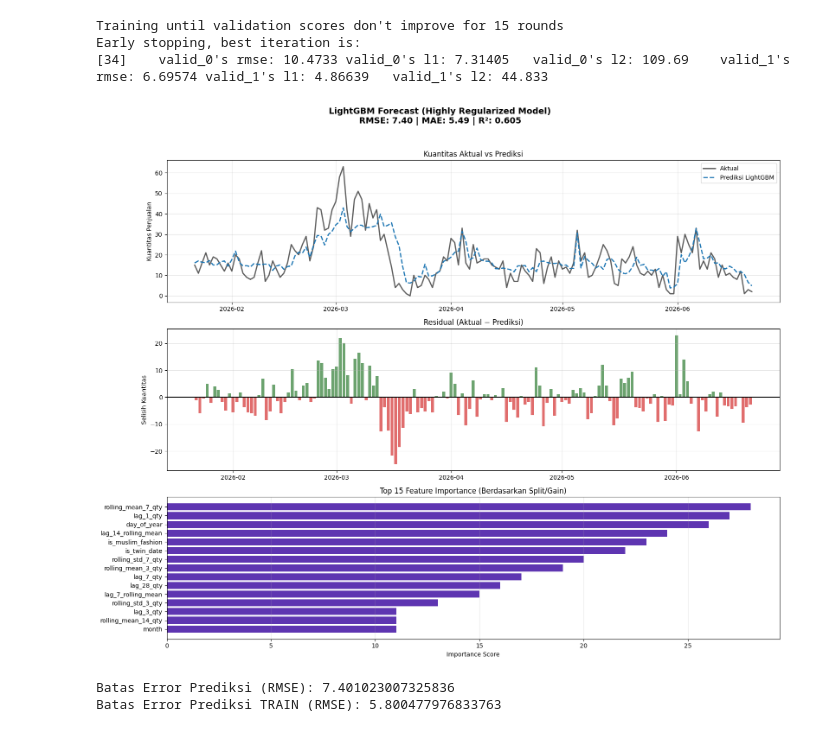
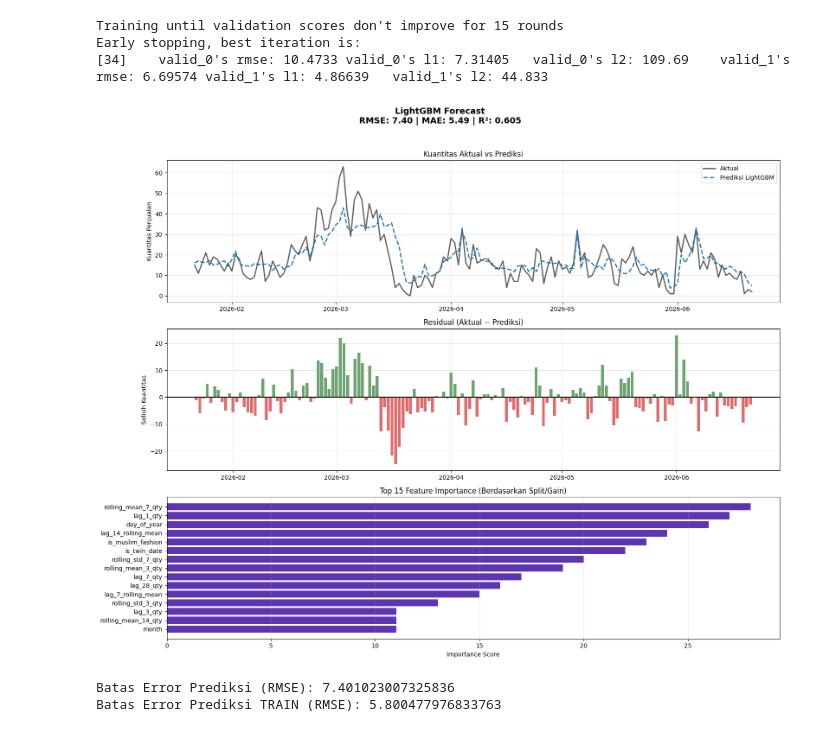
Before and after one commit to giastahmad/lamiah-analytics, a Jupyter notebook: ml_models/train_model.ipynb, the cells around one changed output. Saved outputs shown, nothing was run; the diff lists cells and outputs as text; code cells hidden in the pictures.

```diff
--- a/ml_models/train_model.ipynb
+++ b/ml_models/train_model.ipynb
@@ -255,39 +255,39 @@ r2 = r2_score(y_test, y_pred)
 test_dates = df["order_date"].iloc[split_index : split_index + len(y_test)].values
 
 fig, axes = plt.subplots(3, 1, figsize=(16, 14))
-fig.suptitle(f"LightGBM Forecast (Highly Regularized Model)\nRMSE: {rmse:.2f} | MAE: {mae:.2f} | R²: {r2:.3f}",
+fig.suptitle(f"LightGBM Forecast\nRMSE: {rmse:.2f} | MAE: {mae:.2f} | R²: {r2:.3f}",
              fontsize=14, fontweight="bold", y=0.92)
 
 axes[0].plot(test_dates, y_test.values, label="Aktual", color="#333333", linewidth=2, alpha=0.8)
 axes[0].plot(test_dates, y_pred, label="Prediksi LightGBM", color="#1f77b4", linewidth=2, linestyle="--")
 axes[0].set_title("Kuantitas Aktual vs Prediksi", fontsize=12)
 axes[0].set_ylabel("Kuantitas Penjualan")
 axes[0].legend(loc="upper right", fontsize=10)
 axes[0].grid(True, alpha=0.3)
 
 residuals = y_test.values - y_pred
 colors = ["#2E7D32" if r >= 0 else "#D32F2F" for r in residuals]
 
 axes[1].bar(test_dates, residuals, color=colors, alpha=0.7, width=0.8)
 axes[1].axhline(0, color="black", linewidth=1.5)
 axes[1].set_title("Residual (Aktual − Prediksi)", fontsize=12)
 axes[1].set_ylabel("Selisih Kuantitas")
 axes[1].grid(True, alpha=0.3)
 
 importance_df = pd.DataFrame({
     "feature": X_train.columns,
     "importance": best_model.feature_importances_
 }).sort_values("importance", ascending=False).head(15)
 
 axes[2].barh(importance_df["feature"][::-1], importance_df["importance"][::-1], color="#5E35B1")
 axes[2].set_title("Top 15 Feature Importance (Berdasarkan Split/Gain)", fontsize=12)
 axes[2].set_xlabel("Importance Score")
 axes[2].grid(True, alpha=0.3, axis="x")
 
 plt.tight_layout(rect=[0, 0, 1, 0.9])
 plt.show()
 # %% [output]
-[figure, old version]
+[figure, new version]
 # %%
 train_rmse = np.sqrt(mean_squared_error(y_train, train_pred))
 rmse = np.sqrt(mean_squared_error(y_test, y_pred))
```
Also changed, not shown: parts of 1 cell of this notebook, 2 other files.
